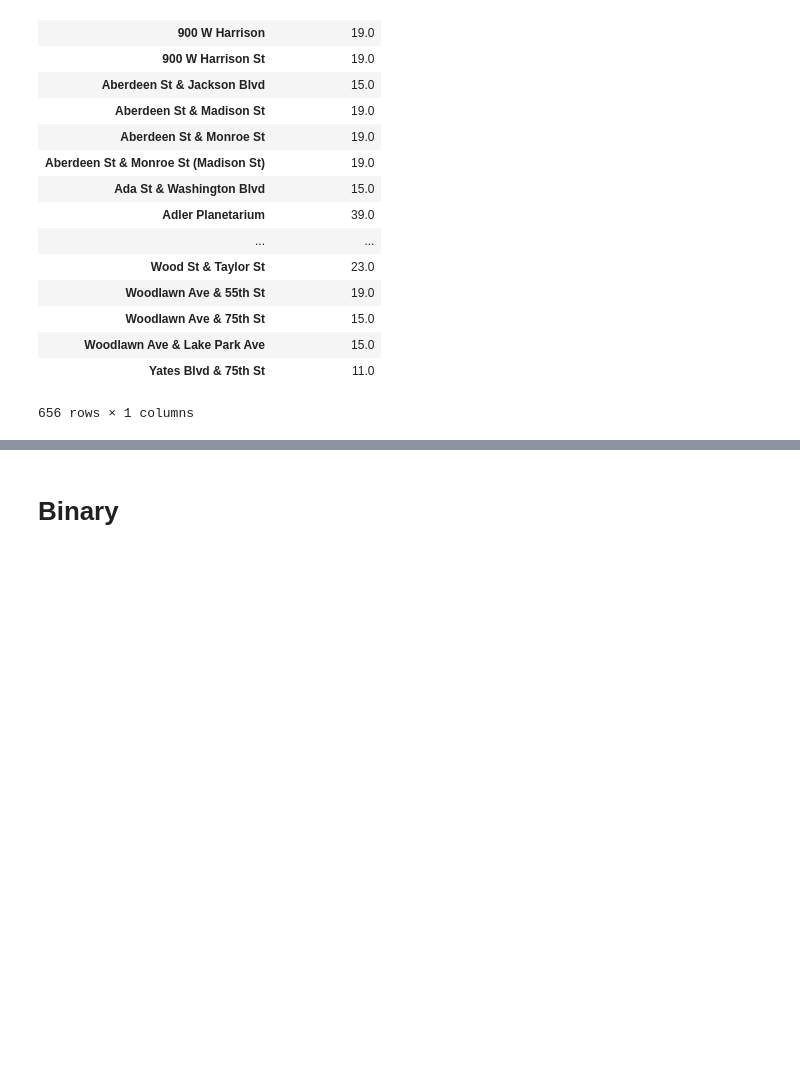
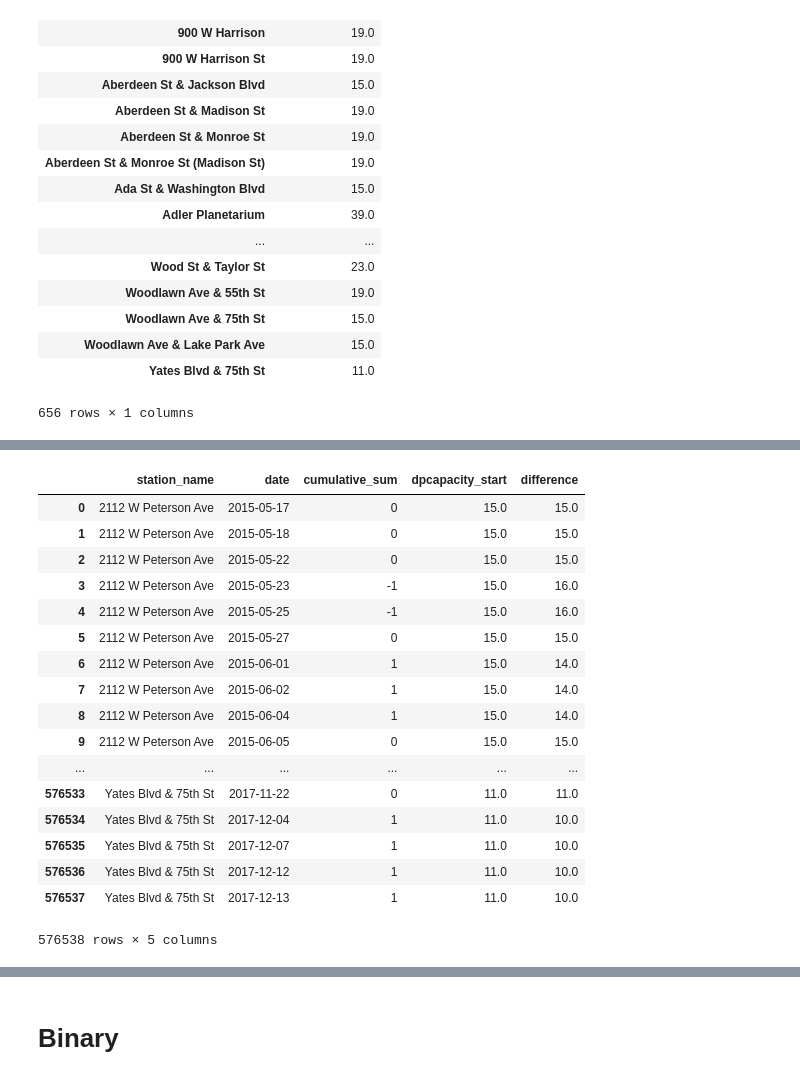
Before and after one commit to karahahn/Springboard_Capstone2, a Jupyter notebook: Capstone 2 Milestone 1.ipynb, the cells around one changed output, grey strips where cells are left out. Cells and saved outputs as stored; diff of their text form; code cells hidden in the pictures; blank space fills up the shorter version.

```diff
--- a/Capstone 2 Milestone 1.ipynb
+++ b/Capstone 2 Milestone 1.ipynb
@@ -623,0 +666,5 @@ pd.merge(max_sum, max_cap, how='inner', left_on='station_name',right_on='from_st
+# %%
+df_merge_all = pd.merge(departures_and_arrivals, max_cap, how='left', left_on='station_name',right_on='from_station_name')
+# %%
+df_merge_all = df_merge_all.groupby(['station_name','date'])[['cumulative_sum','dpcapacity_start']].max().reset_index()
+df_merge_all.head()
@@ -623,0 +678,23 @@ pd.merge(max_sum, max_cap, how='inner', left_on='station_name',right_on='from_st
+# %%
+df_merge_all['difference'] = df_merge_all['dpcapacity_start'] - df_merge_all['cumulative_sum']
+# %%
+df_merge_all
+# %% [output]
+|  | station_name | date | cumulative_sum | dpcapacity_start | difference |
+| 0 | 2112 W Peterson Ave | 2015-05-17 | 0 | 15.0 | 15.0 |
+| 1 | 2112 W Peterson Ave | 2015-05-18 | 0 | 15.0 | 15.0 |
+| 2 | 2112 W Peterson Ave | 2015-05-22 | 0 | 15.0 | 15.0 |
+| 3 | 2112 W Peterson Ave | 2015-05-23 | -1 | 15.0 | 16.0 |
+| 4 | 2112 W Peterson Ave | 2015-05-25 | -1 | 15.0 | 16.0 |
+| 5 | 2112 W Peterson Ave | 2015-05-27 | 0 | 15.0 | 15.0 |
+| 6 | 2112 W Peterson Ave | 2015-06-01 | 1 | 15.0 | 14.0 |
+| 7 | 2112 W Peterson Ave | 2015-06-02 | 1 | 15.0 | 14.0 |
+| 8 | 2112 W Peterson Ave | 2015-06-04 | 1 | 15.0 | 14.0 |
+| 9 | 2112 W Peterson Ave | 2015-06-05 | 0 | 15.0 | 15.0 |
+| ... | ... | ... | ... | ... | ... |
+| 576533 | Yates Blvd & 75th St | 2017-11-22 | 0 | 11.0 | 11.0 |
+| 576534 | Yates Blvd & 75th St | 2017-12-04 | 1 | 11.0 | 10.0 |
+| 576535 | Yates Blvd & 75th St | 2017-12-07 | 1 | 11.0 | 10.0 |
+| 576536 | Yates Blvd & 75th St | 2017-12-12 | 1 | 11.0 | 10.0 |
+| 576537 | Yates Blvd & 75th St | 2017-12-13 | 1 | 11.0 | 10.0 |
+576538 rows × 5 columns
```
Also changed, not shown: parts of 14 cells of this notebook.
